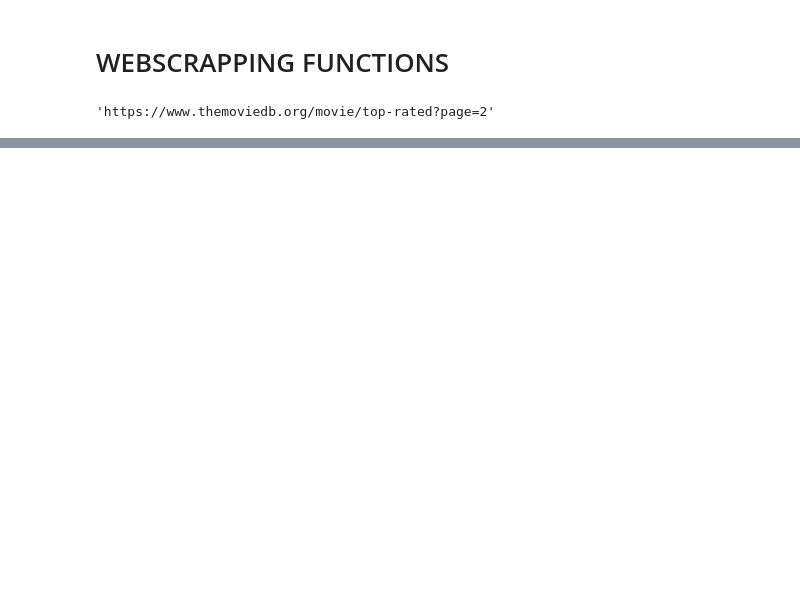
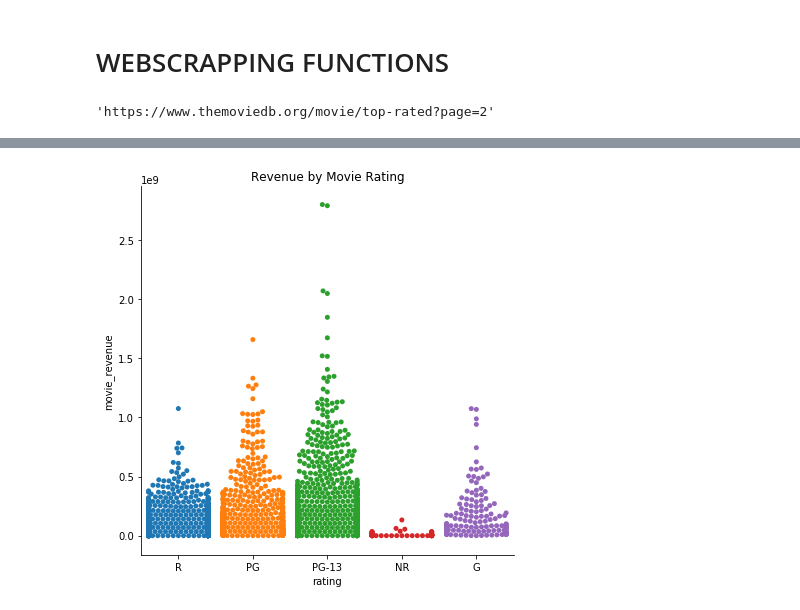
Before and after one commit to gabrieljarosi/dsc-mod-1-project-v2-1-onl01-dtsc-pt-041320, a Jupyter notebook: student.ipynb, the cells around one changed output, grey strips where cells are left out. Cells and saved outputs as stored; diff of their text form; code cells hidden in the pictures; blank space fills up the shorter version.

Commit message:
ADDED SOME PLOTS

```diff
--- a/student.ipynb
+++ b/student.ipynb
@@ -567,0 +496,12 @@ df.head()
+# %%
+#FILTERING DATA TO TOP 5 MOST COMMON RATINGS
+filtered_rating_df = df[(df['rating'] == 'R') | (df['rating'] == 'PG')|
+   (df['rating'] == 'PG-13')| (df['rating'] == 'G') |
+   (df['rating'] == 'NR')]
+# %%
+#PLOTTING REVENUE BY MOVIE RATING
+sns.catplot(x="rating", y="movie_revenue", kind="swarm", data=filtered_rating_df,height=6, aspect=1)
+plt.title('Revenue by Movie Rating')
+plt.show()
+# %% [output]
+[figure, added]
```
Also changed, not shown: parts of 35 cells of this notebook.
